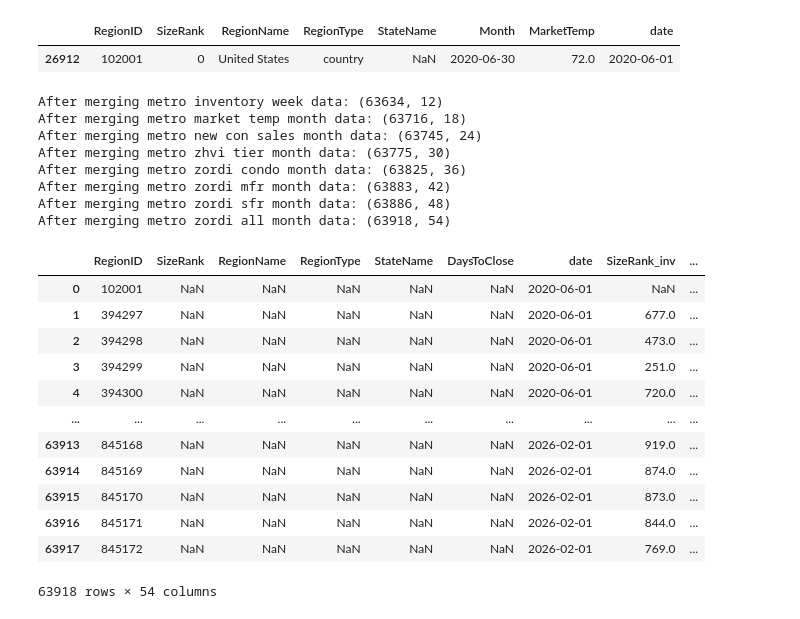
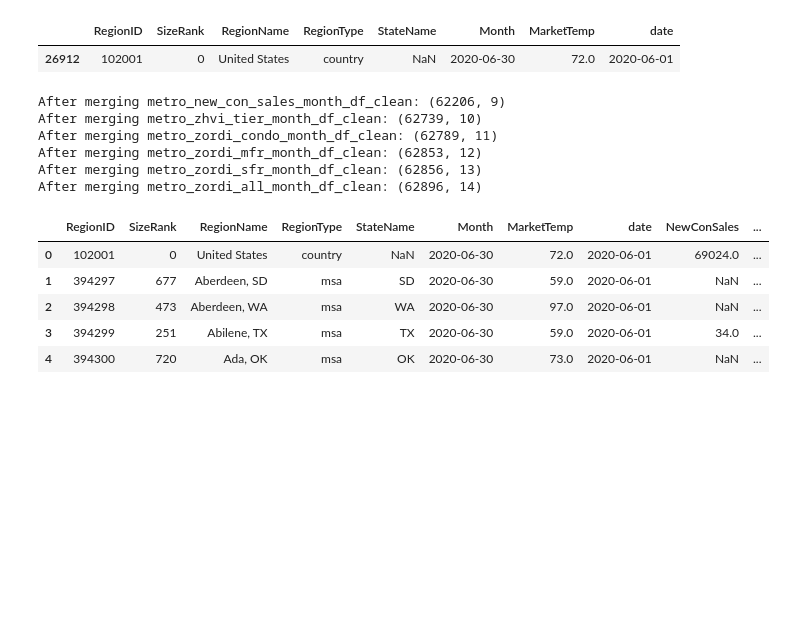
Before and after one commit to walde363/covid-housing-forecast, a Jupyter notebook: notebooks/Data review and analysis.ipynb, the cells around one changed output. Drawn from its saved outputs; the diff is of its cells as text; code cells hidden in the pictures; blank space fills up the shorter version.

Commit message:
changed merge to eliminate repeated cols.

```diff
--- a/notebooks/Data review and analysis.ipynb
+++ b/notebooks/Data review and analysis.ipynb
@@ -811,44 +824,36 @@ metro_market_temp_month_df_clean.head(1)
 |  | RegionID | SizeRank | RegionName | RegionType | StateName | Month | MarketTemp | date |
 | 26912 | 102001 | 0 | United States | country | NaN | 2020-06-30 | 72.0 | 2020-06-01 |
 # %%
-processed_data_low = pd.merge(metro_days_to_close_sm_week_df_clean, metro_inventory_week_df_clean, on=["date","RegionID"], how="outer",suffixes=("", "_inv"))
-print("After merging metro inventory week data:", processed_data_low.shape)
-processed_data_low = pd.merge(processed_data_low, metro_market_temp_month_df_clean, on=["date","RegionID"], how="outer",suffixes=("", "_temp"))
-print("After merging metro market temp month data:", processed_data_low.shape)
-processed_data_low = pd.merge(processed_data_low, metro_new_con_sales_month_df_clean, on=["date","RegionID"], how="outer",suffixes=("", "_con"))
-print("After merging metro new con sales month data:", processed_data_low.shape)
-processed_data_low = pd.merge(processed_data_low, metro_zhvi_tier_month_df_clean, on=["date","RegionID"], how="outer",suffixes=("", "_zhvi"))
-print("After merging metro zhvi tier month data:", processed_data_low.shape)
-processed_data_low = pd.merge(processed_data_low, metro_zordi_condo_month_df_clean, on=["date","RegionID"], how="outer",suffixes=("", "_condo"))
-print("After merging metro zordi condo month data:", processed_data_low.shape)
-processed_data_low = pd.merge(processed_data_low, metro_zordi_mfr_month_df_clean, on=["date","RegionID"], how="outer",suffixes=("", "_mfr"))
-print("After merging metro zordi mfr month data:", processed_data_low.shape)
-processed_data_low = pd.merge(processed_data_low, metro_zordi_sfr_month_df_clean, on=["date","RegionID"], how="outer",suffixes=("", "_sfr"))
-print("After merging metro zordi sfr month data:", processed_data_low.shape)
-processed_data_low = pd.merge(processed_data_low, metro_zordi_all_month_df_clean, on=["date","RegionID"], how="outer",suffixes=("", "_all"))
-print("After merging metro zordi all month data:", processed_data_low.shape)
+data_sets_to_merge_low = {
+    "metro_new_con_sales_month_df_clean": metro_new_con_sales_month_df_clean,
+    "metro_zhvi_tier_month_df_clean": metro_zhvi_tier_month_df_clean,
+    "metro_zordi_condo_month_df_clean": metro_zordi_condo_month_df_clean,
+    "metro_zordi_mfr_month_df_clean": metro_zordi_mfr_month_df_clean,
+    "metro_zordi_sfr_month_df_clean": metro_zordi_sfr_month_df_clean,
+    "metro_zordi_all_month_df_clean": metro_zordi_all_month_df_clean
+}
+
+cols = ["date", "RegionID", "SizeRank", "RegionName", "RegionType", "StateName", "Month"]
+
+processed_data_low = metro_market_temp_month_df_clean.copy()
+
+for name, df in data_sets_to_merge_low.items():
+    processed_data_low = pd.merge(processed_data_low, df, on=cols, how="outer")
+    print(f"After merging {name}:", processed_data_low.shape)
+
+processed_data_low = pd.merge(processed_data_low, metro_days_to_close_sm_week_df_clean, on=[col for col in cols if col != "Month"], how="outer")
+
+processed_data_low.head(5)
 # %% [output]
-After merging metro inventory week data: (63634, 12)
-After merging metro market temp month data: (63716, 18)
-After merging metro new con sales month data: (63745, 24)
-After merging metro zhvi tier month data: (63775, 30)
-After merging metro zordi condo month data: (63825, 36)
-After merging metro zordi mfr month data: (63883, 42)
-After merging metro zordi sfr month data: (63886, 48)
-After merging metro zordi all month data: (63918, 54)
+After merging metro_new_con_sales_month_df_clean: (62206, 9)
+After merging metro_zhvi_tier_month_df_clean: (62739, 10)
+After merging metro_zordi_condo_month_df_clean: (62789, 11)
+After merging metro_zordi_mfr_month_df_clean: (62853, 12)
+After merging metro_zordi_sfr_month_df_clean: (62856, 13)
+After merging metro_zordi_all_month_df_clean: (62896, 14)
+|  | RegionID | SizeRank | RegionName | RegionType | StateName | Month | MarketTemp | date | NewConSales | ... |
+| 0 | 102001 | 0 | United States | country | NaN | 2020-06-30 | 72.0 | 2020-06-01 | 69024.0 | ... |
+| 1 | 394297 | 677 | Aberdeen, SD | msa | SD | 2020-06-30 | 59.0 | 2020-06-01 | NaN | ... |
+| 2 | 394298 | 473 | Aberdeen, WA | msa | WA | 2020-06-30 | 97.0 | 2020-06-01 | NaN | ... |
+| 3 | 394299 | 251 | Abilene, TX | msa | TX | 2020-06-30 | 59.0 | 2020-06-01 | 34.0 | ... |
+| 4 | 394300 | 720 | Ada, OK | msa | OK | 2020-06-30 | 73.0 | 2020-06-01 | NaN | ... |
-# %%
-processed_data_low
-# %% [output]
-|  | RegionID | SizeRank | RegionName | RegionType | StateName | DaysToClose | date | SizeRank_inv | ... |
-| 0 | 102001 | NaN | NaN | NaN | NaN | NaN | 2020-06-01 | NaN | ... |
-| 1 | 394297 | NaN | NaN | NaN | NaN | NaN | 2020-06-01 | 677.0 | ... |
-| 2 | 394298 | NaN | NaN | NaN | NaN | NaN | 2020-06-01 | 473.0 | ... |
-| 3 | 394299 | NaN | NaN | NaN | NaN | NaN | 2020-06-01 | 251.0 | ... |
-| 4 | 394300 | NaN | NaN | NaN | NaN | NaN | 2020-06-01 | 720.0 | ... |
-| ... | ... | ... | ... | ... | ... | ... | ... | ... | ... |
-| 63913 | 845168 | NaN | NaN | NaN | NaN | NaN | 2026-02-01 | 919.0 | ... |
-| 63914 | 845169 | NaN | NaN | NaN | NaN | NaN | 2026-02-01 | 874.0 | ... |
-| 63915 | 845170 | NaN | NaN | NaN | NaN | NaN | 2026-02-01 | 873.0 | ... |
-| 63916 | 845171 | NaN | NaN | NaN | NaN | NaN | 2026-02-01 | 844.0 | ... |
-| 63917 | 845172 | NaN | NaN | NaN | NaN | NaN | 2026-02-01 | 769.0 | ... |
-63918 rows × 54 columns
```
Also changed, not shown: parts of 1 cell of this notebook.
